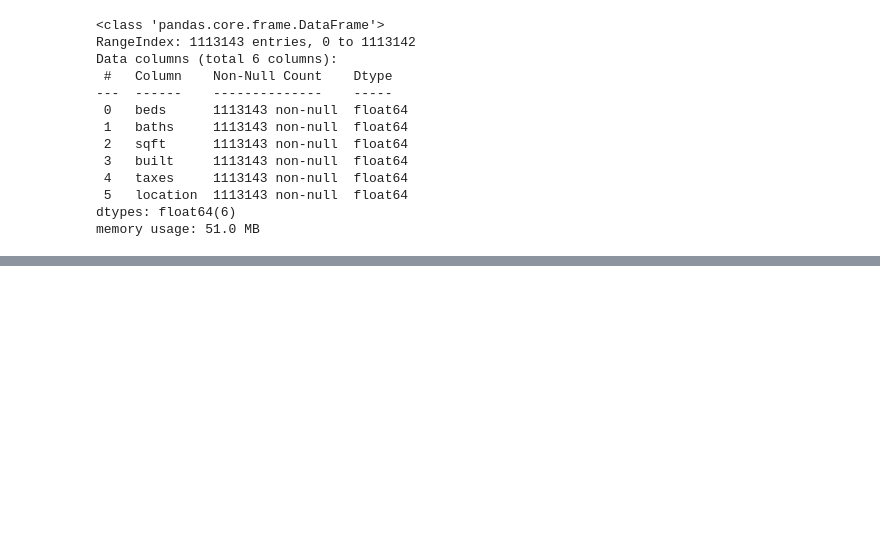
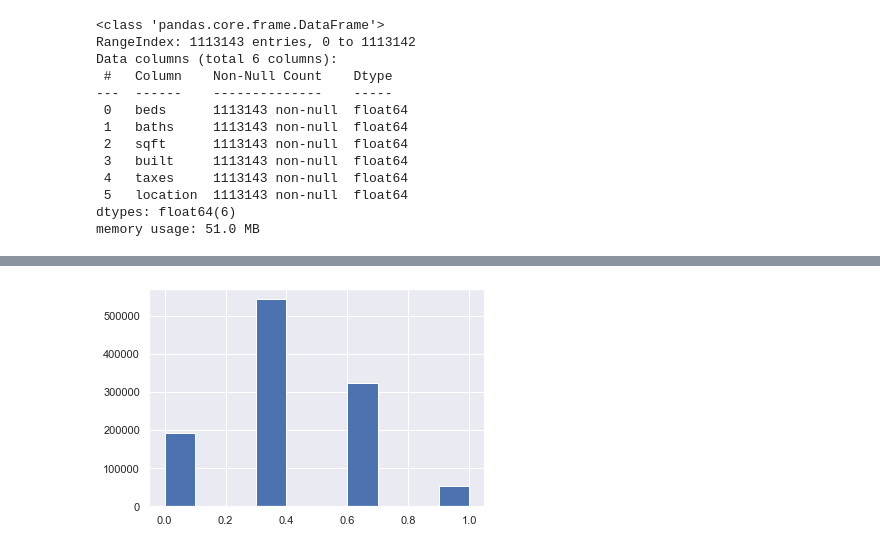
Before and after one commit to morgancross2/regression-exercises, a Jupyter notebook: scaling.ipynb, the cells around one changed output, grey strips where cells are left out. Drawn from its saved outputs; the diff is of its cells as text; code cells hidden in the pictures; blank space fills up the shorter version.

```diff
--- a/scaling.ipynb
+++ b/scaling.ipynb
@@ -251,0 +254,6 @@ memory usage: 51.0 MB
+# %%
+cols_to_scale = ['beds','baths','sqft','taxes']
+train_scaled = train.copy()
+# %%
+scaler = MinMaxScaler()
+train_scaled[cols_to_scale] = scaler.fit_transform(train[cols_to_scale])
@@ -251,0 +274,5 @@ memory usage: 51.0 MB
+# %%
+plt.hist(train_scaled.beds)
+plt.show()
+# %% [output]
+[figure, added]
```
Also changed, not shown: parts of 16 cells of this notebook, 1 other file.
